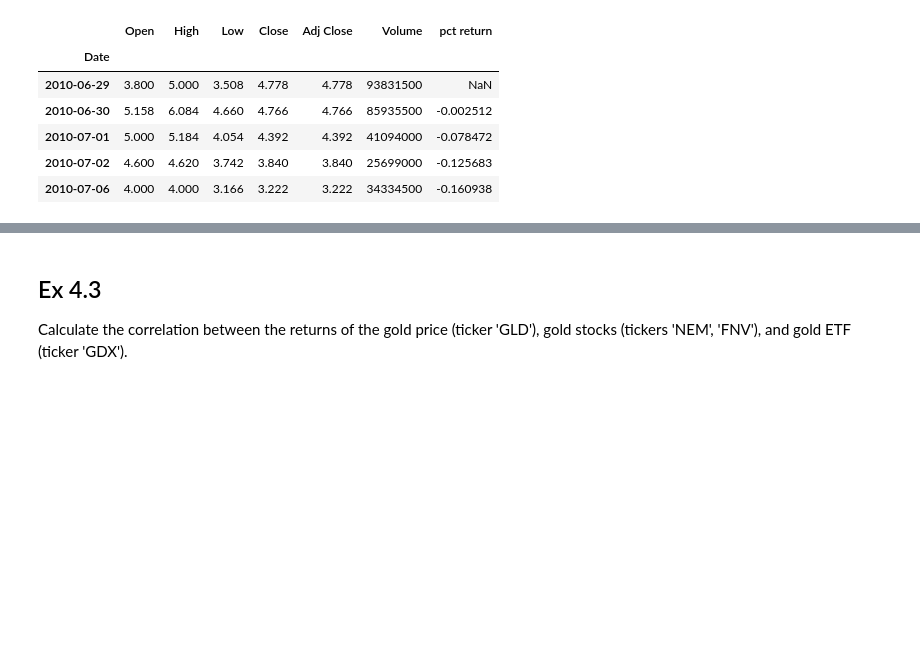
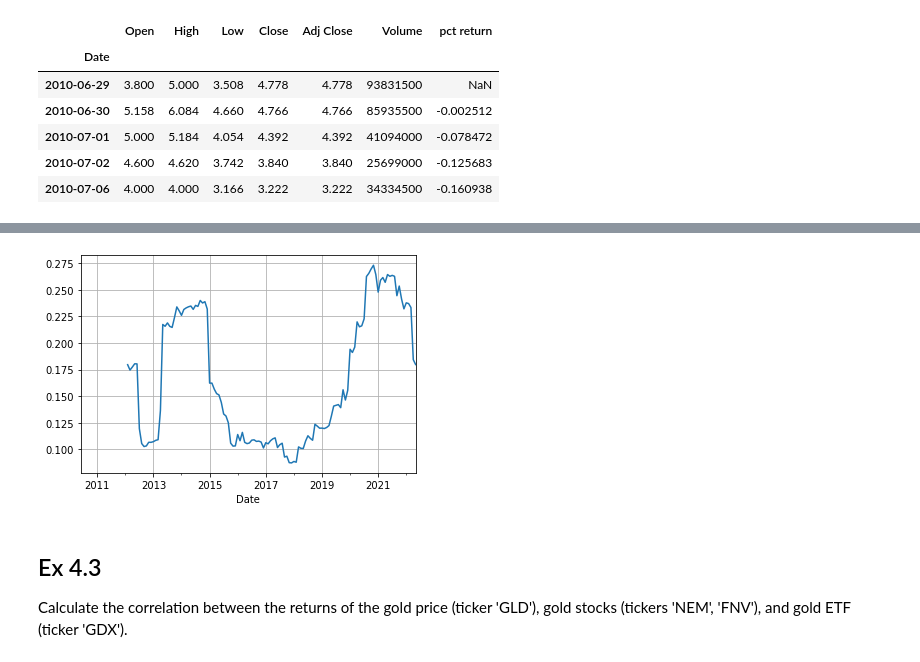
Before and after one commit to halilcodes/quant-trading-essentials, a Jupyter notebook: Chapter4_exercises.ipynb, the cells around one changed output, grey strips where cells are left out. Cells and saved outputs as stored; diff of their text form; code cells hidden in the pictures; blank space fills up the shorter version.

```diff
--- a/Chapter4_exercises.ipynb
+++ b/Chapter4_exercises.ipynb
@@ -39,3 +40,0 @@ plt.show()
-# %%
-df["volatility"] = df["pct return"].rolling(20).std()
-df.tail()
@@ -49,0 +41,3 @@ df.tail()
+# %%
+month_ret = df['Close'].resample('M').ffill().pct_change()
+month_ret
@@ -50,3 +58,10 @@ df.tail()
+# %%
+month_vol = month_ret.rolling(20).std()
+month_vol.plot()
+plt.grid()
+plt.show()
+# %% [output]
+[figure, added]
 # %% [markdown]
 ## Ex 4.3
 
```
Also changed, not shown: parts of 11 cells of this notebook, 1 other file.
